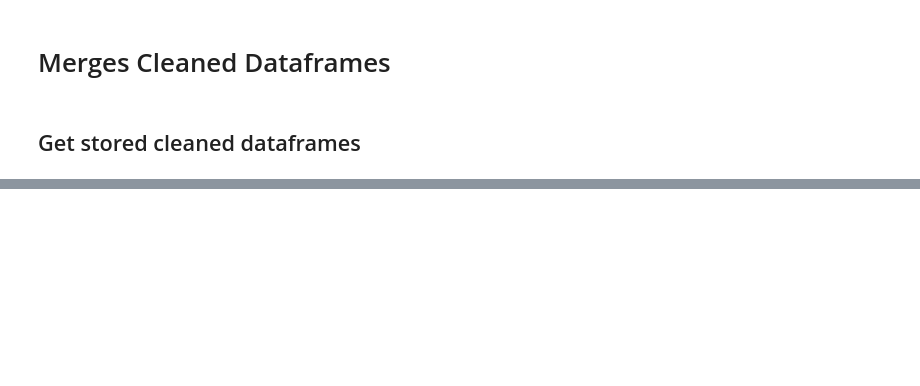
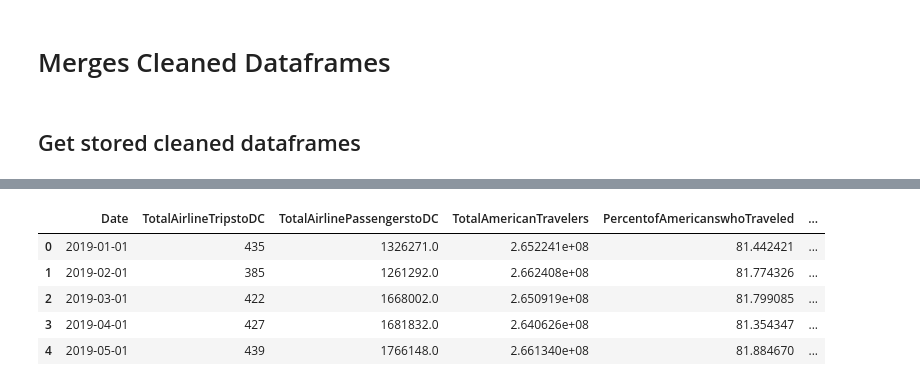
Before and after one commit to hdavis-sandiego/ADS508-Final, a Jupyter notebook: notebooks/02_data_scrub/df_merge.ipynb, the cells around one changed output, grey strips where cells are left out. Saved outputs shown, nothing was run; the diff lists cells and outputs as text; code cells hidden in the pictures; blank space fills up the shorter version.

```diff
--- a/notebooks/02_data_scrub/df_merge.ipynb
+++ b/notebooks/02_data_scrub/df_merge.ipynb
@@ -31,0 +27,9 @@ reviews_clean.head(5)
+# %%
+travelstats.head(5)
+# %% [output]
+|  | Date | TotalAirlineTripstoDC | TotalAirlinePassengerstoDC | TotalAmericanTravelers | PercentofAmericanswhoTraveled | ... |
+| 0 | 2019-01-01 | 435 | 1326271.0 | 2.652241e+08 | 81.442421 | ... |
+| 1 | 2019-02-01 | 385 | 1261292.0 | 2.662408e+08 | 81.774326 | ... |
+| 2 | 2019-03-01 | 422 | 1668002.0 | 2.650919e+08 | 81.799085 | ... |
+| 3 | 2019-04-01 | 427 | 1681832.0 | 2.640626e+08 | 81.354347 | ... |
+| 4 | 2019-05-01 | 439 | 1766148.0 | 2.661340e+08 | 81.884670 | ... |
```
Also changed, not shown: parts of 2 cells of this notebook, 1 other file.
